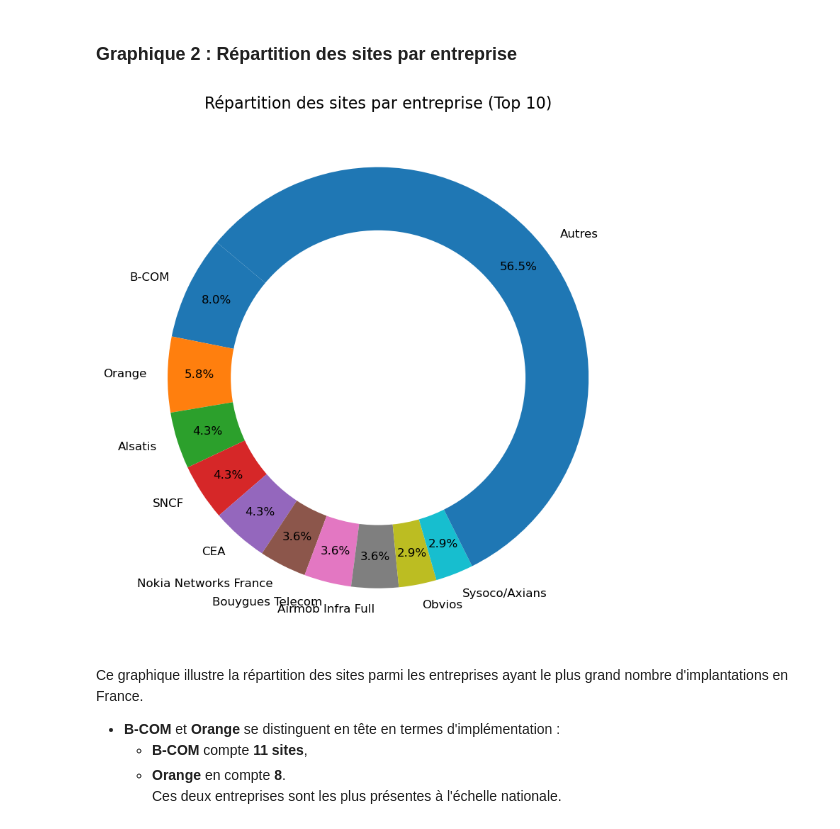
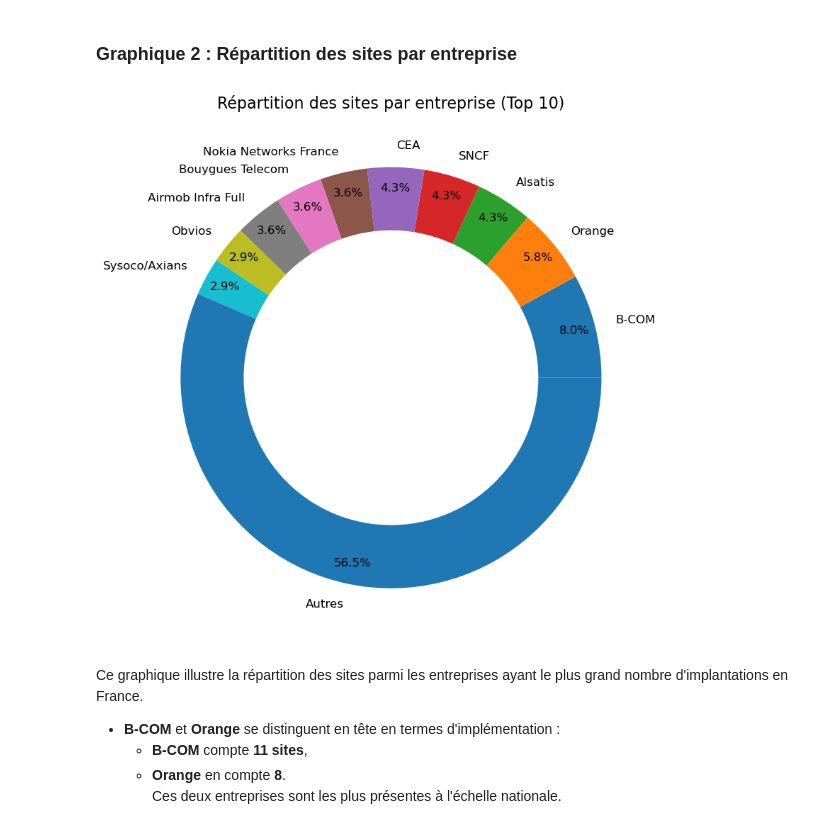
Before and after one commit to Leocqrl/SAE15, a Jupyter notebook: Bilan.ipynb, the cells around one changed output. Drawn from its saved outputs; the diff is of its cells as text; code cells hidden in the pictures.

```diff
--- a/Bilan.ipynb
+++ b/Bilan.ipynb
@@ -65,18 +65,20 @@ import pandas as pd
 import matplotlib.pyplot as plt
 
 # Charger les données avec les paramètres spécifiques
-file_path = 'experimentations_5G.csv'
-data = pd.read_csv(file_path, encoding='cp1252', sep=';', quotechar='"')
+fichier = 'experimentations_5G.csv'
+donnée = pd.read_csv(fichier, encoding='cp1252', sep=';', quotechar='"')
+
 
 # Vérifier les colonnes disponibles
-print(data.columns)
+    # print(donnée)
 
 # Exemple : Compter le nombre d'expérimentations par région
-experiments_by_region = data['Région'].value_counts()
-
+experimentateur_region = donnée['Région'].value_counts()
+# l'option value_counts compte le nombre ou une valeur dans la serie Région se répéte.
+    # print(experimentateur_region)
 # Créer un histogramme
-plt.figure(figsize=(10, 6))
-experiments_by_region.plot(kind='bar', color='red')
+plt.figure(figsize=(10, 5))
+experimentateur_region.plot(kind='bar', color='red')
 plt.title('Nombre d\'expérimentations 5G par région')
 plt.xlabel('Région')
 plt.ylabel('Nombre d\'expérimentations')
@@ -117,51 +100,59 @@ Ces chiffres reflètent le dynamisme de ces régions dans le développement et l
 # %% [markdown]
 ### **Graphique 2 : Répartition des sites par entreprise**
 # %%
-import pandas as pd
-import matplotlib.pyplot as plt
+# Compter les sites par entreprise
+site_counts = donnée.groupby('Expérimentateur').size().reset_index(name='Nombre de sites')
 
-# Charger le fichier CSV
-data = pd.read_csv('experimentations_5G.csv', encoding='cp1252', sep=';', quotechar='"')
+    #print(site_counts)
+# groupby() : permet de regrouper les données selon une ou plusieurs colonnes.
 
-# Compter les sites par entreprise
-site_counts = data.groupby('Expérimentateur').size().reset_index(name='Nombre de sites')
+# .size(): compte le nombre de lignes dans chaque groupe
+
+# reset_index() : Convertit l'index des groupes en colonnes normales, créant un DataFrame.
+
+# name='Nombre de sites' : Renomme la colonne contenant les tailles des groupes en "Nombre de site"
 
 # Trier les entreprises par nombre de sites (ordre décroissant)
+
 site_counts = site_counts.sort_values(by='Nombre de sites', ascending=False)
-
+#sort_values est une fonction qui permet de trié les données d'un Dataframe donc tableau.
+#la fonction ascending=false false permet de trié par ordre décroissant
 # Sélectionner les 10 premières entreprises pour le camembert
 top_companies = site_counts[:10]
 other_sites_count = site_counts['Nombre de sites'][10:].sum()
+# site_counts['nombre de sites']  permet d'utilisé seulement la colone Nombre de sites et de compté à partir de la 11éme ligne puis calculé la somme des sites qui se répéte à l'aide de la fonction sum()
 
 # Ajouter une catégorie "Autres" pour regrouper les entreprises restantes
 labels = list(top_companies['Expérimentateur']) + ['Autres']
 sizes = list(top_companies['Nombre de sites']) + [other_sites_count]
-
+    # print(sizes)
+    # print(labels)
 # Couleurs personnalisées pour une meilleure distinction
-colors = plt.cm.tab10.colors[:len(labels)]
+colors = plt.cm.tab10.colors[:len(sizes)]
 
 # Tracer le camembert
 plt.figure(figsize=(10, 8))
 wedges, texts, autotexts = plt.pie(
     sizes,
     labels=labels,
     autopct='%1.1f%%',
-    startangle=140,
+    startangle=0,
     colors=colors,
-    textprops={'fontsize': 12},
-    pctdistance=0.85  # Ajuste la position des pourcentages
+    textprops={'fontsize': 12}, #Ajuste la taille de la police
+    pctdistance=0.9  # Ajuste la position des pourcentages
 )
 
 # Ajouter un cercle pour créer un effet de "donut"
-centre_circle = plt.Circle((0, 0), 0.70, fc='white')
+centre_circle = plt.Circle((0, 0), 0.7, fc='white')
 plt.gca().add_artist(centre_circle)
+# cette fonction nous as permis d'ajouter  un cercle vide dans notre cercle créer donc d'avoir un effet donuts
 
 # Titre et style
 plt.title('Répartition des sites par entreprise (Top 10)', fontsize=16)
-plt.tight_layout()
+plt.tight_layout() # ajuste automatiquement les marges et espacements des sous-graphiques pour éviter les chevauchements et optimiser la présentation.
 plt.show()
 # %% [output]
-[figure, old version]
+[figure, new version]
 # %% [markdown]
 Ce graphique illustre la répartition des sites parmi les entreprises ayant le plus grand nombre d'implantations en France.
 
```
Also changed, not shown: parts of 3 cells of this notebook.
